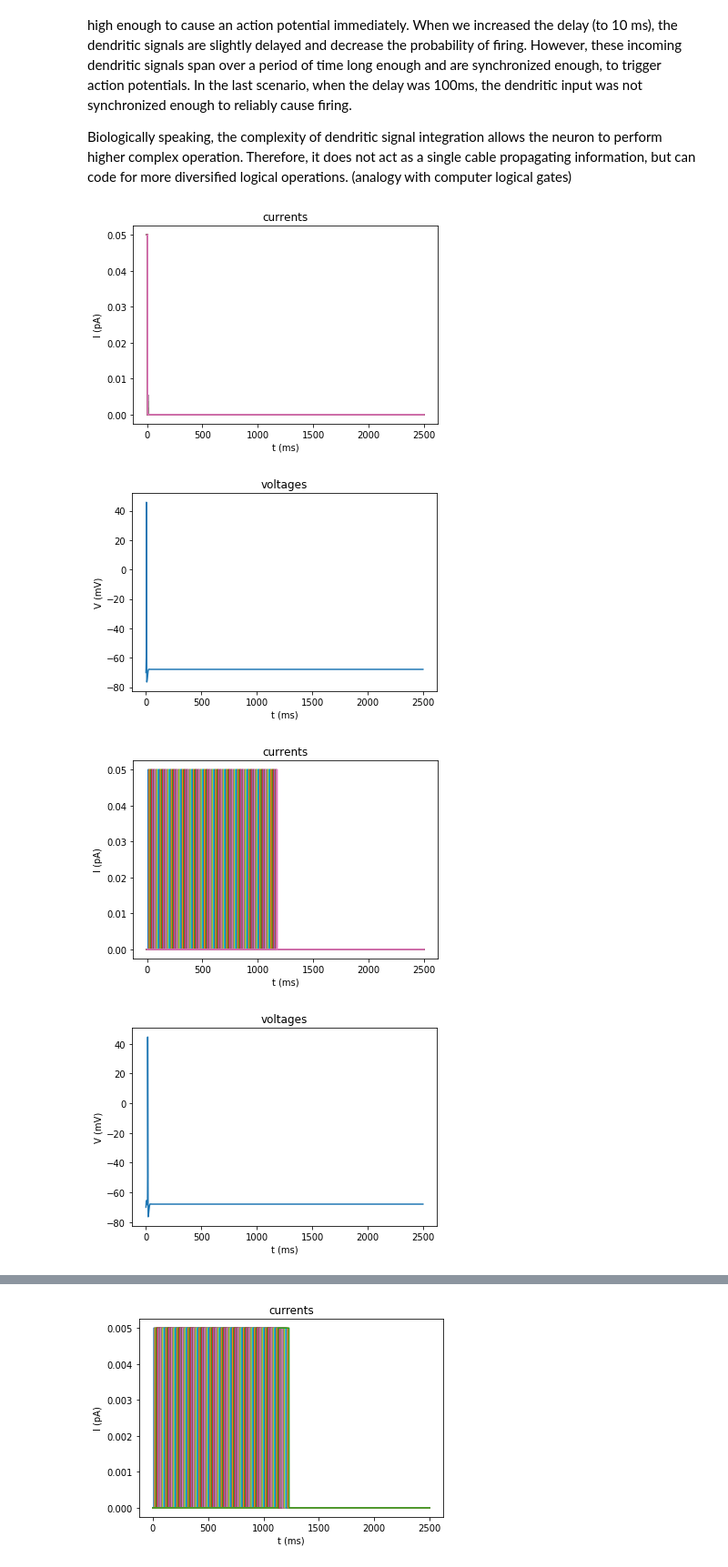
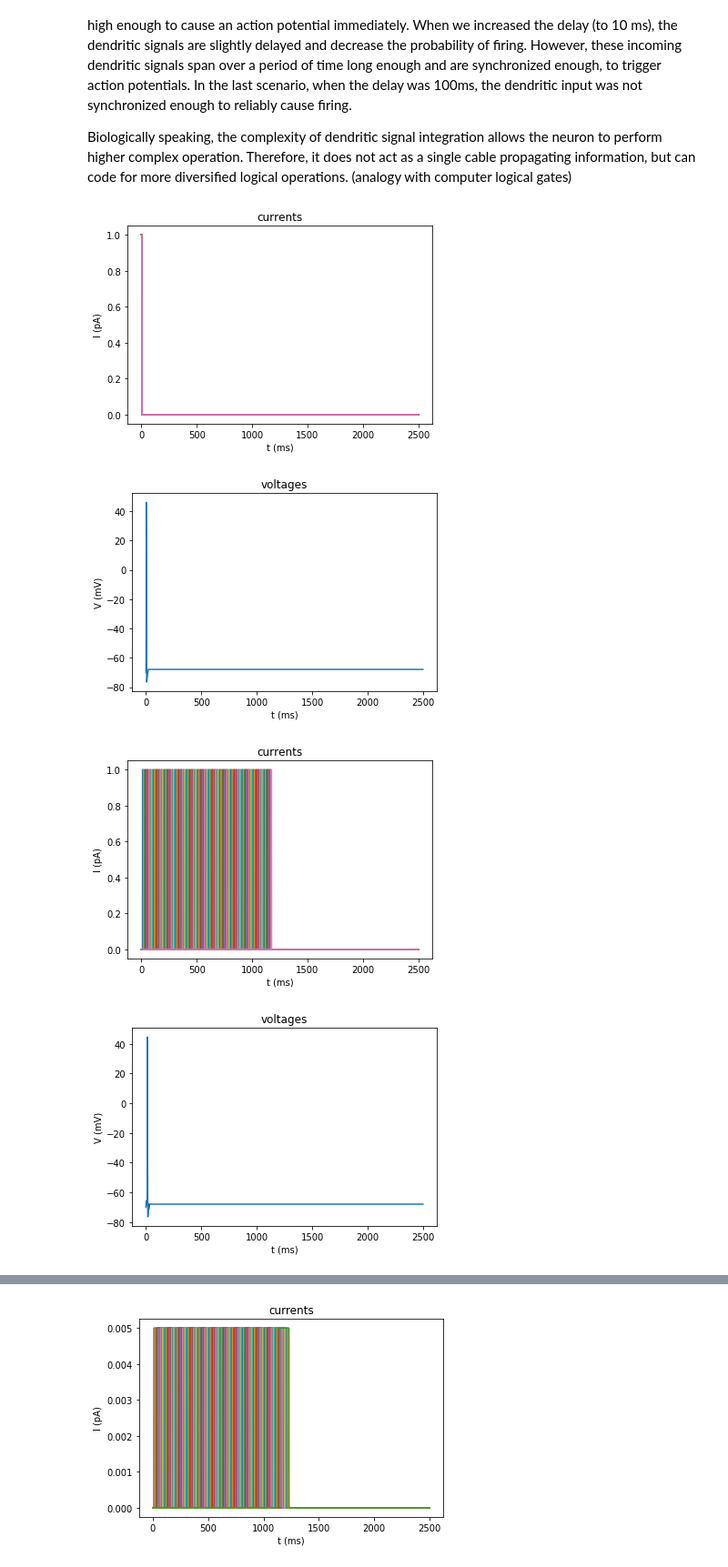
Before and after one commit to GasserElbanna/In-Silico-Neuroscience-Projects, a Jupyter notebook: Week 4/Week4_HomeWork.ipynb, the cells around one changed output, grey strips where cells are left out. Shown at 91% size. Cells and saved outputs as stored; diff of their text form; code cells hidden in the pictures.

```diff
--- a/Week 4/Week4_HomeWork.ipynb
+++ b/Week 4/Week4_HomeWork.ipynb
@@ -1396,7 +1396,7 @@ def tvi_plots_no_legend(t, vdictlst = [], idictlst = [], vmax = 40, imax = 0.5):
 # Perform a current clamp that stimulates all the dendrites (basal and apical) in the middle
 # Play around with different parameters: delay, amplitude and duration
 delay_time_values = [0, 10, 100]
-amp = 0.05
+amp = 1
 dur = 5
 v_init = -70
 t_stop = 2500
@@ -1432,26 +1432,26 @@ Biologically speaking, the complexity of dendritic signal integration allows the
 # %%
 # What happens when you stimulate only the basal or only the apical dendrites? Why is this?
 
 # Stimulating only the basal dendrites
 delay_time_values = [0, 10, 100]
-amp = 0.05
+amp = 1
 dur = 5
 v_init = -70
 t_stop = 2500
 
 for delay_time in delay_time_values:
     reset()
     dendrite_list = Cell.dendritic
 
     # Setup stimulations and recordings
     for idx,dendrites in enumerate(dendrite_list):
         iclamp(dendrites(0.5), amplitude = amp, delay = delay_time +idx*delay_time , duration = dur)
     vrecord(Cell.somatic[0](0.5))
 
     # Simulate and plot
     tvi_plots_no_legend(initrun(v_init,t_stop),vdictlst,idictlst,vmax = -65)
 # %% [output]
-[figure, old version]
+[figure, new version]
 [figure]
-[figure, old version]
+[figure, new version]
 [figure]
```
Also changed, not shown: parts of 3 cells of this notebook.
